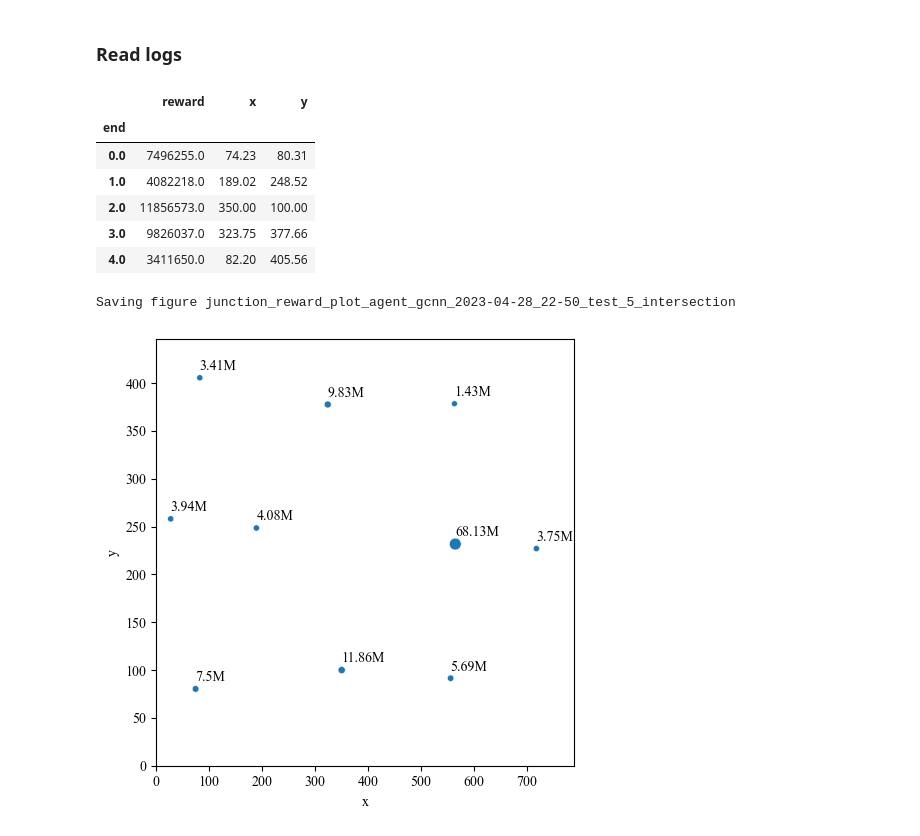
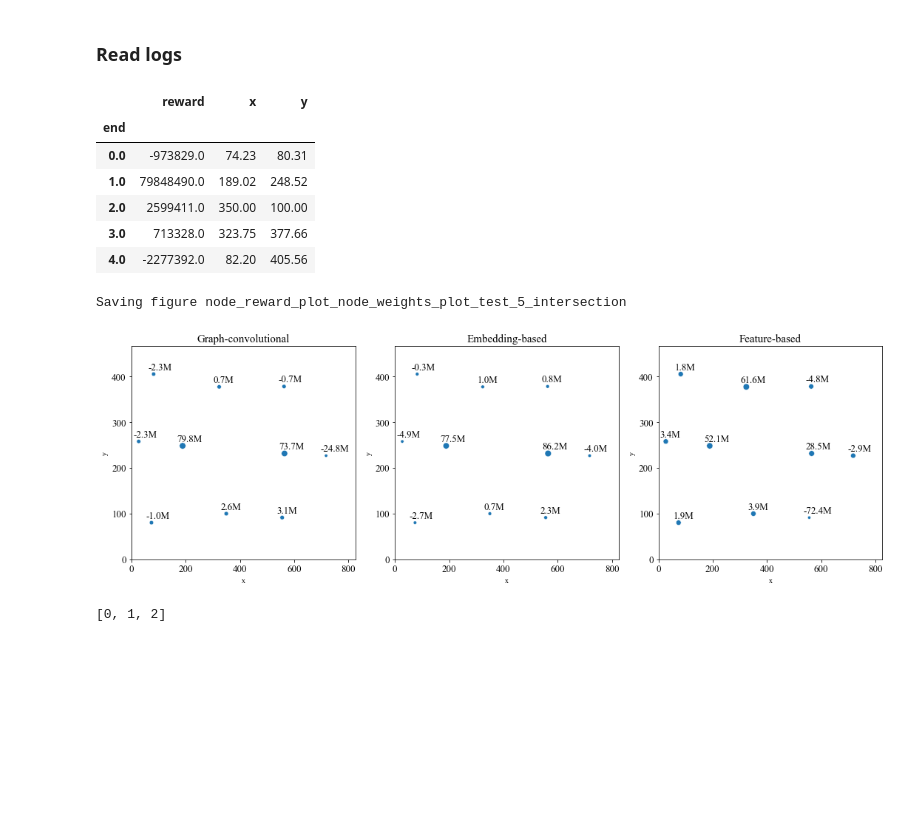
Before and after one commit to basictask/TrafficControl, a Jupyter notebook: logs/plot_node_weights.ipynb, the cells around one changed output. Saved outputs shown, nothing was run; the diff lists cells and outputs as text; code cells hidden in the pictures; blank space fills up the shorter version.

Commit message:
Finished first version of the complete documentation. Added plots and analysis notebooks

```diff
--- a/logs/plot_node_weights.ipynb
+++ b/logs/plot_node_weights.ipynb
@@ -58,30 +52,43 @@ points = {letter_to_number(x): y for x, y in zip(list(df_points.index), df_point
 # %% [markdown]
 ### Read logs
 # %%
-df_logs = pd.read_csv(hist_dir + hist_file, sep='\t')
-df_logs_g = pd.DataFrame(df_logs.groupby(by='end').sum().loc[:, 'reward'])
-df_logs_g['x'] = [points[x][0] for x in df_logs_g.index]
-df_logs_g['y'] = [points[x][1] for x in df_logs_g.index]
-display(df_logs_g.head())
+df_logs_conv = []
+for hist_file in hist_file_names:
+    df_logs = pd.read_csv(hist_dir + hist_file, sep='\t')
+    df_logs_g = pd.DataFrame(df_logs.groupby(by='end').sum().loc[:, 'reward'])
+    df_logs_g['x'] = [points[x][0] for x in df_logs_g.index]
+    df_logs_g['y'] = [points[x][1] for x in df_logs_g.index]
+    df_logs_conv.append(df_logs_g)
+
+display(df_logs_conv[0].head())
 # %% [output]
 |  | reward | x | y |
 | end |  |  |  |
-| 0.0 | 7496255.0 | 74.23 | 80.31 |
-| 1.0 | 4082218.0 | 189.02 | 248.52 |
-| 2.0 | 11856573.0 | 350.00 | 100.00 |
-| 3.0 | 9826037.0 | 323.75 | 377.66 |
-| 4.0 | 3411650.0 | 82.20 | 405.56 |
+| 0.0 | -973829.0 | 74.23 | 80.31 |
+| 1.0 | 79848490.0 | 189.02 | 248.52 |
+| 2.0 | 2599411.0 | 350.00 | 100.00 |
+| 3.0 | 713328.0 | 323.75 | 377.66 |
+| 4.0 | -2277392.0 | 82.20 | 405.56 |
 # %%
-plt.figure(figsize=(5, 5))
-sns.scatterplot(data=df_logs_g, x='x', y='y', size='reward')
-plt.xlim([0, max(df_logs_g.x) * 1.1])
-plt.ylim([0, max(df_logs_g.y) * 1.1])
-plt.legend().remove()
-for i in range(len(df_logs_g)):
-    rec = df_logs_g.iloc[i, :]
-    plt.text(rec.x, rec.y + 8, f'{round(rec.reward / 1e6, 2)}M')
-save_fig(f'junction_reward_plot_{out_name}')
+plt.figure(figsize=(15, 5))
+for i in range(len(df_logs_conv)):
+    plt.subplot(1, 3, i+1)
+    df_logs_g = df_logs_conv[i]
+    plt.title(model_names[i], size=15)
+    plt.tick_params(axis='both', which='major', labelsize=13)
+    sns.scatterplot(data=df_logs_g, x='x', y='y', size='reward')
+    plt.xlim([0, max(df_logs_g.x) * 1.15])
+    plt.ylim([0, max(df_logs_g.y) * 1.15])
+    plt.legend().remove()
+    for i in range(len(df_logs_g)):
+        rec = df_logs_g.iloc[i, :]
+        plt.text(rec.x - 21, rec.y + 10, f'{round(rec.reward / 1e6, 1)}M', size=13)
+save_fig(f'node_reward_plot_{out_name}')
 plt.show()
 # %% [output]
-Saving figure junction_reward_plot_agent_gcnn_2023-04-28_22-50_test_5_intersection
+Saving figure node_reward_plot_node_weights_plot_test_5_intersection
-[figure, old version]
+[figure, new version]
+# %%
+list(range(len(df_logs_conv)))
+# %% [output]
+[0, 1, 2]
```
Also changed, not shown: parts of 2 cells of this notebook, 45 other files.
